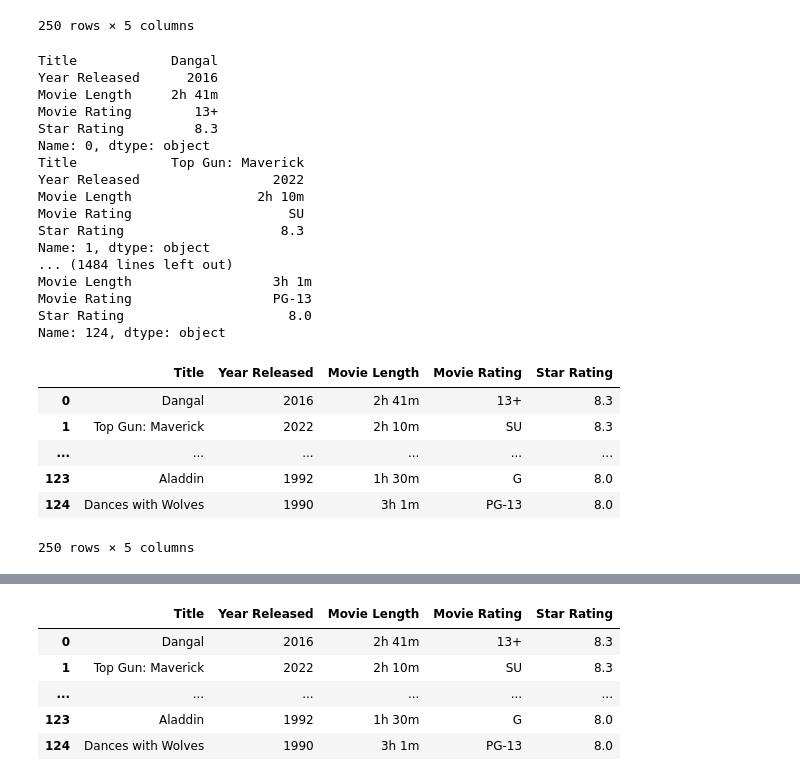
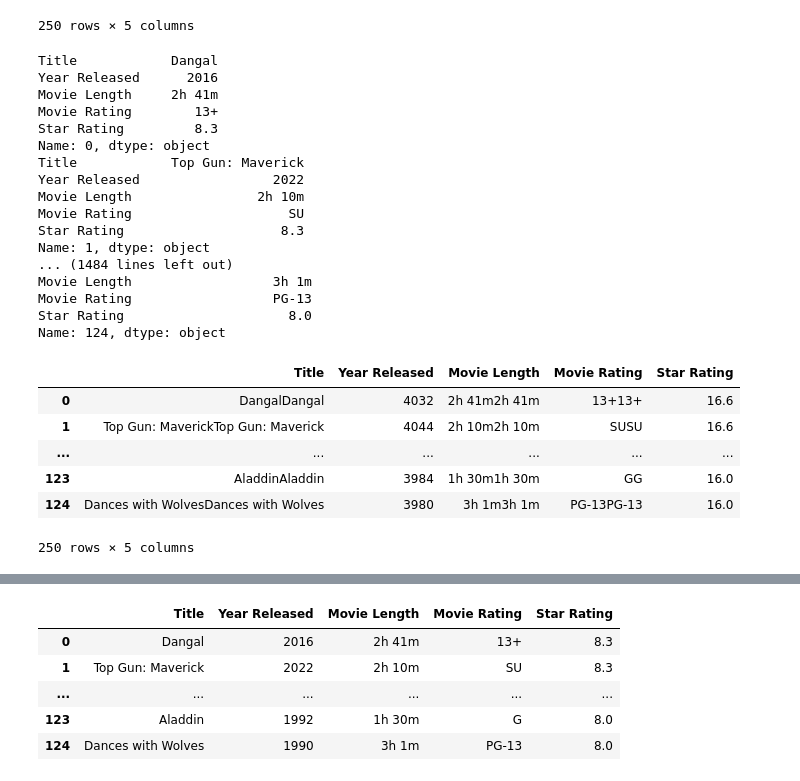
Before and after one commit to MiBiLi501/DataSci-W4, a Jupyter notebook: df.ipynb, the cells around one changed output, grey strips where cells are left out. Drawn from its saved outputs; the diff is of its cells as text; code cells hidden in the pictures.

```diff
--- a/df.ipynb
+++ b/df.ipynb
@@ -131,30 +132,29 @@ df_merge
 | 124 | Dances with Wolves | 1990 | 3h 1m | PG-13 | 8.0 |
 250 rows × 5 columns
 # %%
-df_merge.apply(lambda x : print(x), axis = 1)
-df_merge
+df_merge.apply(print, axis = 1)
 # %% [output]
 Title            Dangal
 Year Released      2016
 Movie Length     2h 41m
 Movie Rating        13+
 Star Rating         8.3
 Name: 0, dtype: object
 Title            Top Gun: Maverick
 Year Released                 2022
 Movie Length                2h 10m
 Movie Rating                    SU
 Star Rating                    8.3
 Name: 1, dtype: object
 ... (1484 lines left out)
 Movie Length                  3h 1m
 Movie Rating                  PG-13
 Star Rating                     8.0
 Name: 124, dtype: object
 |  | Title | Year Released | Movie Length | Movie Rating | Star Rating |
-| 0 | Dangal | 2016 | 2h 41m | 13+ | 8.3 |
-| 1 | Top Gun: Maverick | 2022 | 2h 10m | SU | 8.3 |
+| 0 | DangalDangal | 4032 | 2h 41m2h 41m | 13+13+ | 16.6 |
+| 1 | Top Gun: MaverickTop Gun: Maverick | 4044 | 2h 10m2h 10m | SUSU | 16.6 |
 | ... | ... | ... | ... | ... | ... |
-| 123 | Aladdin | 1992 | 1h 30m | G | 8.0 |
-| 124 | Dances with Wolves | 1990 | 3h 1m | PG-13 | 8.0 |
+| 123 | AladdinAladdin | 3984 | 1h 30m1h 30m | GG | 16.0 |
+| 124 | Dances with WolvesDances with Wolves | 3980 | 3h 1m3h 1m | PG-13PG-13 | 16.0 |
 250 rows × 5 columns
```
Also changed, not shown: parts of 22 cells of this notebook, 2 other files.
